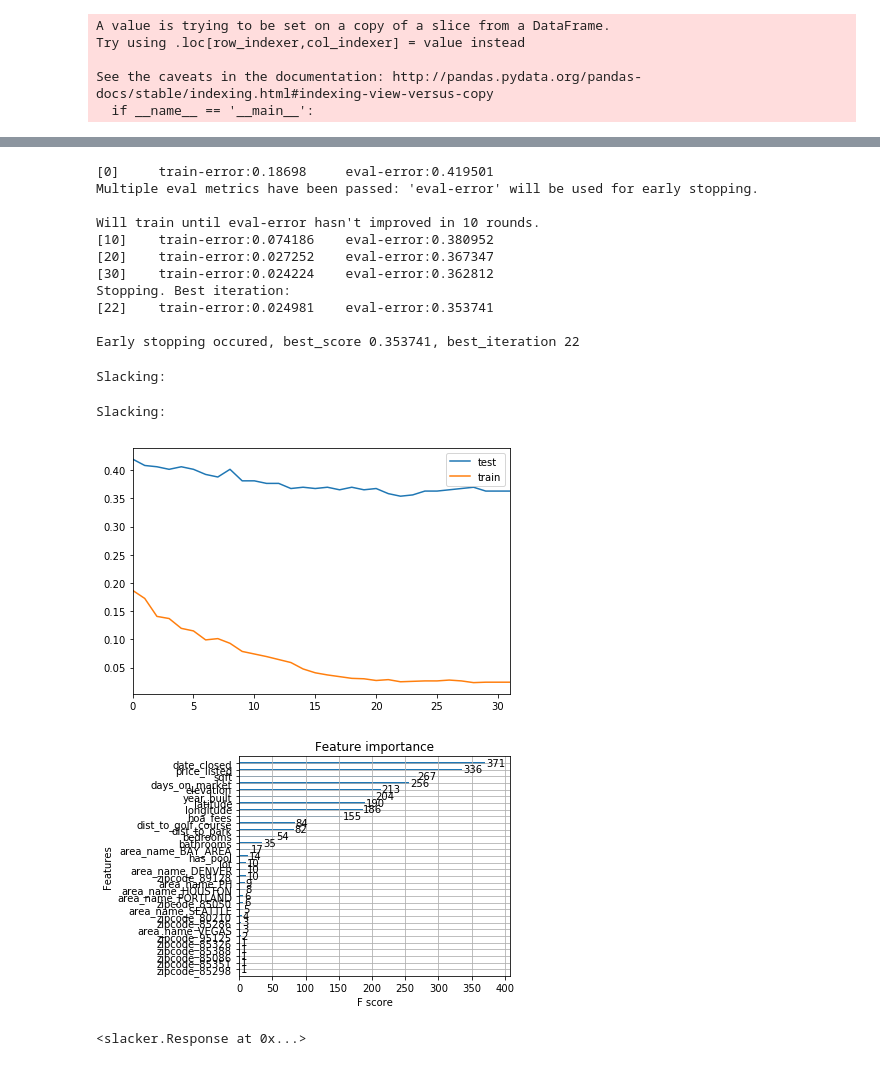
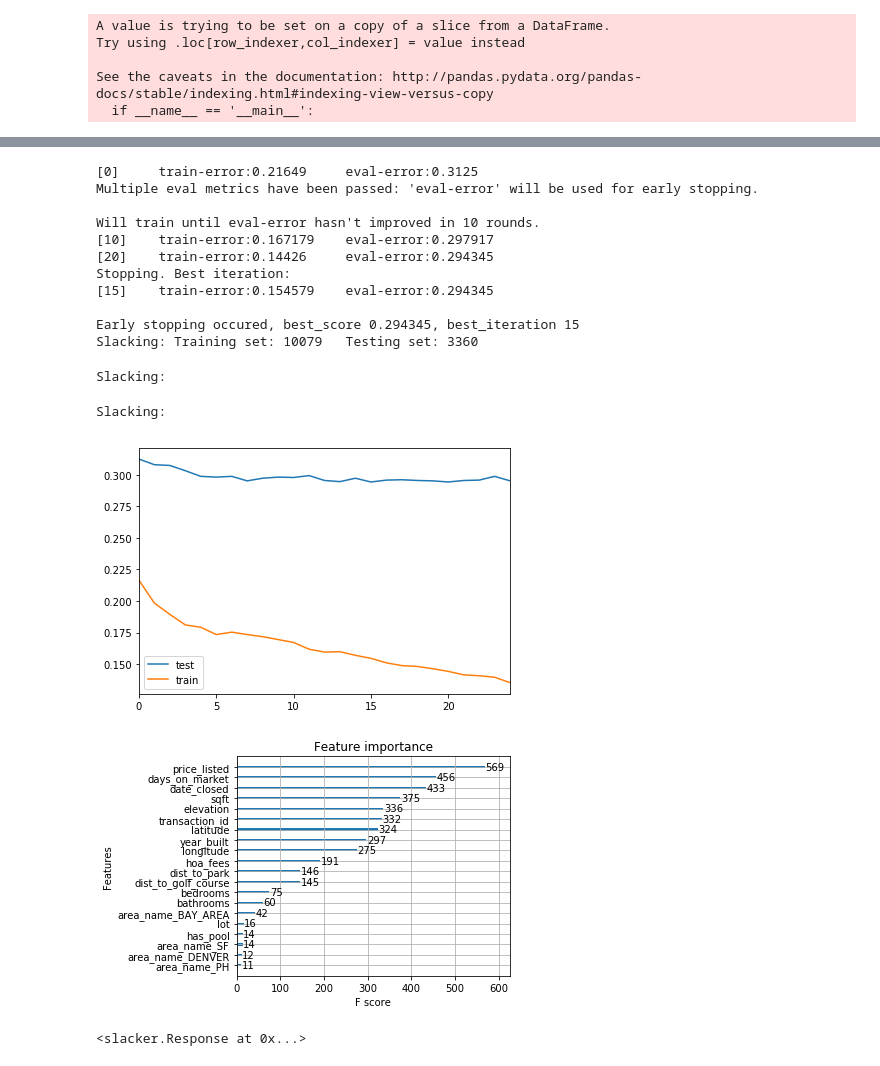
Before and after one commit to ivoytov/rentalnerd, a Jupyter notebook: scraper/predict_sale_above_list.nbconvert.ipynb, the cells around one changed output, grey strips where cells are left out. Cells and saved outputs as stored; diff of their text form; code cells hidden in the pictures.

```diff
--- a/scraper/predict_sale_above_list.nbconvert.ipynb
+++ b/scraper/predict_sale_above_list.nbconvert.ipynb
@@ -63,7 +63,7 @@ def sanitize(data, zipcode_list = None):
     if data.empty:
         return 0
 
-    data.drop(['abnormal', 'bookmarked', 'created_at', 'ignore', 'is_latest', 'closed_diff_id', 'id', 'listed_diff_id',
+    data.drop(['abnormal', 'bookmarked', 'created_at', 'ignore', 'is_latest', 'id', 'closed_diff_id', 'listed_diff_id',
                       'notes', 'source', 'updated_at', 'home_type', 'sfh', 'description',
                     'event_name', 'neighborhood'], axis=1, inplace=True)
 
@@ -80,7 +80,7 @@ def sanitize(data, zipcode_list = None):
 
 #     data = data [ (data.price_closed - data.price_listed).abs() < 50000 ]
 
-    print("Entries after filter: ",len(data))
+    slack("Entries after filter: %i" % len(data))
 
     # fills in some sensible defaults where data is missing
     data["near_golf_course"] = data["near_golf_course"].apply(lambda x: True if x == 1.0 else False)
@@ -130,6 +157,7 @@ query = %sql (\
     SELECT \
     area_name_zipcodes.area_name, \
     properties.*, \
+    property_transaction_logs.id as 'transaction_id', \
     property_transaction_logs.* \
     FROM  \
     property_transaction_logs \
@@ -138,19 +166,13 @@ query = %sql (\
     LEFT JOIN \
     area_name_zipcodes on properties.zipcode = area_name_zipcodes.zipcode \
     where \
-    date_listed IS NOT NULL AND \
-    date_closed IS NOT NULL AND \
-    property_transaction_logs.price_closed > 0 AND \
-    property_transaction_logs.price_listed > 0 AND \
+    home_type = 'sfh' AND \
+    is_latest = 1 AND \
     abnormal = false AND \
-    home_type = 'sfh' AND \
     transaction_type = 'sales' AND \
-    transaction_status = 'closed' AND \
-    property_transaction_logs.date_closed < :today AND \
-    property_transaction_logs.days_on_market < 150 \
-    ORDER BY property_transaction_logs.date_closed DESC \
+    transaction_status = 'open' AND \
+    area_name = 'PH' \
     LIMIT :limit )
 
-
-closed = query.DataFrame()
+for_sale = query.DataFrame()
 # %% [output]
@@ -286,5 +289,5 @@ See the caveats in the documentation: http://pandas.pydata.org/pandas-docs/stabl
 # %%
-ind2remove = ['Unnamed: 0', 'address', 'area_name', 'date_listed', 'id', 'listed_diff_id', 'lookup_address',
+ind2remove = ['Unnamed: 0', 'id', 'address', 'area_name', 'date_listed', 'listed_diff_id', 'lookup_address',
               'origin_url', 'neighborhood', 'zipcode', 'luxurious', 'transaction_status', 'transaction_type',
               'images','zestimate_sale','zestimate_rent', 'price', 'price_closed', 'date_transacted_latest']
 factors = np.setdiff1d(sold.columns, ind2remove).tolist()
@@ -293,7 +296,6 @@ sales_train, sales_test = cv.train_test_split(sold, test_size = 0.25) # set asid
 # %%
 # cap number of homes that fit into VRAM
 memory_cap = 250000
-city = 'ALL'
 
 # init empty model that we can load into on the second iteration
 bst = xgb.Booster()
@@ -303,44 +305,47 @@ label = 'good_sell'
 f = factors
 f.remove(label) # this happens in place
 
-dtrain = xgb.DMatrix(sales_train[factors].values, label=sales_train[label], feature_names=factors)
-dtest = xgb.DMatrix(sales_test[factors].values, label=sales_test[label], feature_names=factors)
+dtrain = xgb.DMatrix(sales_train[f].values, label=sales_train[label], feature_names=sales_train[f].columns.values)
+dtest = xgb.DMatrix(sales_test[f].values, label=sales_test[label], feature_names=f)
 watchlist  = [(dtrain,'train'),(dtest,'eval')]
 
 progress = dict()
-xgb_model = xgb.train( param, dtrain, num_round, evals = watchlist, early_stopping_rounds = 10, verbose_eval = 10, evals_result = progress )
+xgb_model = xgb.train( param, dtrain, num_round, evals = watchlist, early_stopping_rounds = 10
+                      , verbose_eval = 10, evals_result = progress )
 
 if hasattr(xgb_model, 'best_score'):
     print("Early stopping occured, best_score %f, best_iteration %i" % (xgb_model.best_score, xgb_model.best_iteration))
+
+slack("Training set: %i\tTesting set: %i" % (len(sales_train.index), len(sales_test.index)))
 # %% [output]
-[0]     train-error:0.18698     eval-error:0.419501
+[0]     train-error:0.21649     eval-error:0.3125
 Multiple eval metrics have been passed: 'eval-error' will be used for early stopping.
 
 Will train until eval-error hasn't improved in 10 rounds.
-[10]    train-error:0.074186    eval-error:0.380952
-[20]    train-error:0.027252    eval-error:0.367347
-[30]    train-error:0.024224    eval-error:0.362812
+[10]    train-error:0.167179    eval-error:0.297917
+[20]    train-error:0.14426     eval-error:0.294345
 Stopping. Best iteration:
-[22]    train-error:0.024981    eval-error:0.353741
+[15]    train-error:0.154579    eval-error:0.294345
 
-Early stopping occured, best_score 0.353741, best_iteration 22
+Early stopping occured, best_score 0.294345, best_iteration 15
+Slacking: Training set: 10079   Testing set: 3360
 # %%
 xgb_model.save_model(model_path + 'good_sell_' + today.strftime('%Y%m%d') + '.model')
 # %%
 curve = pd.DataFrame()
 curve['test'] = progress['eval']['error']
 curve['train'] = progress['train']['error']
 
 url = plot_rounds(curve.plot())
 slack("", url, "Error by Round (%)")
 
-url = plot_rounds(xgb.plot_importance(xgb_model))
+url = plot_rounds(xgb.plot_importance(xgb_model,max_num_features=20))
 slack("", url, "Feature Importance")
 # %% [output]
 Slacking:
 Slacking:
-[figure, old version]
+[figure, new version]
-[figure, old version]
+[figure, new version]
 # %%
 # load for sale properties
 target = xgb.DMatrix( for_sale[f].values, feature_names=f)
```
Also changed, not shown: parts of 15 cells of this notebook, 21 other files.
